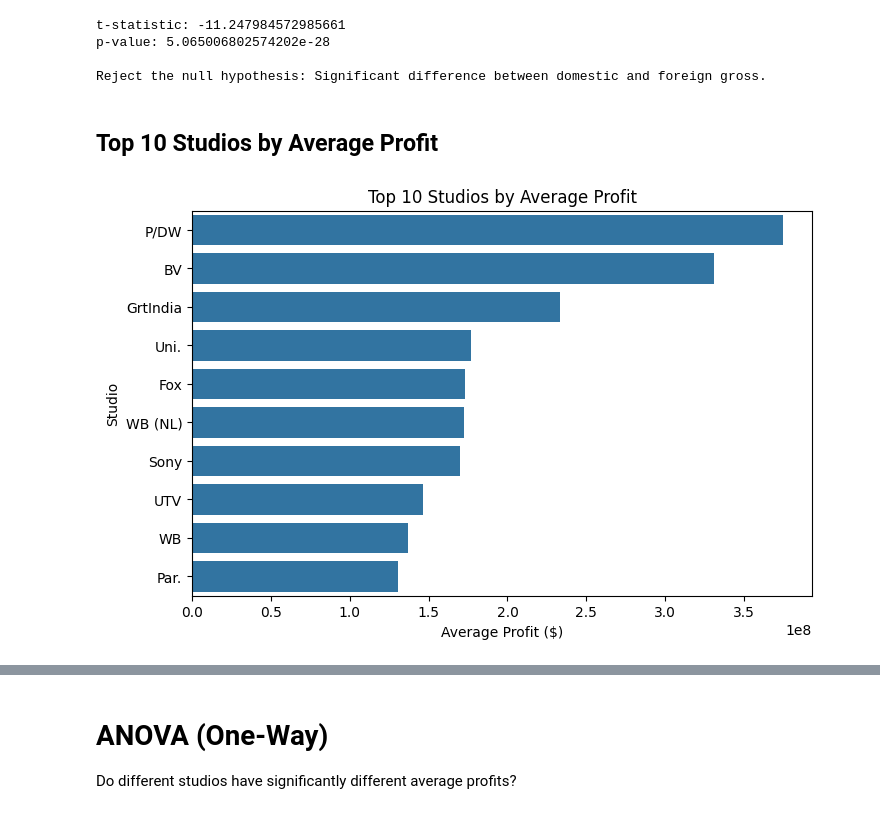
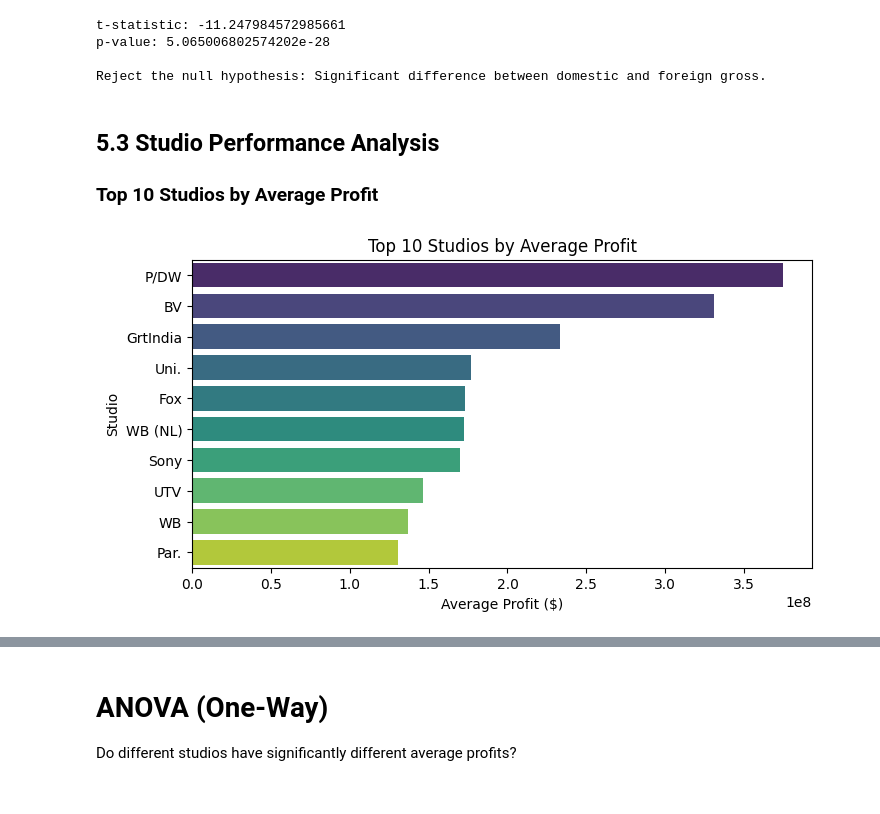
Before and after one commit to lorenaterah/Phase-2-project-G3, a Jupyter notebook: Notebooks/steve.ipynb, the cells around one changed output, grey strips where cells are left out. Saved outputs shown, nothing was run; the diff lists cells and outputs as text; code cells hidden in the pictures.

```diff
--- a/Notebooks/steve.ipynb
+++ b/Notebooks/steve.ipynb
@@ -781,18 +882,21 @@ p-value: 5.065006802574202e-28
 
 Reject the null hypothesis: Significant difference between domestic and foreign gross.
 # %% [markdown]
-## Top 10 Studios by Average Profit
+## 5.3 Studio Performance Analysis
+
+### Top 10 Studios by Average Profit
 # %%
 # compute total profit
 df_box['profit'] = df_box['worldwide_gross'] - df_box['production_budget']
 
 top_studios = df_box.groupby('studio')['profit'].mean().sort_values(ascending=False).head(10)
 
-plt.figure(figsize=(8,5))
-sns.barplot(x=top_studios.values, y=top_studios.index)
+plt.figure(figsize=(8,4))
+sns.barplot(x=top_studios.values, y=top_studios.index, palette='viridis')
+
 plt.title('Top 10 Studios by Average Profit')
 plt.xlabel('Average Profit ($)')
 plt.ylabel('Studio')
 plt.show()
 # %% [output]
-[figure, old version]
+[figure, new version]
```
Also changed, not shown: parts of 19 cells of this notebook.
